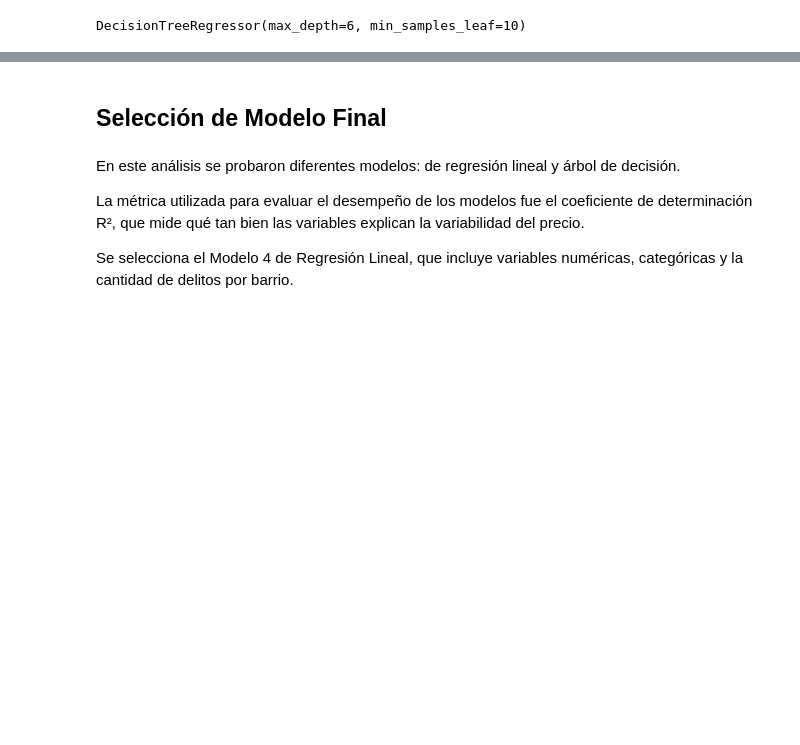
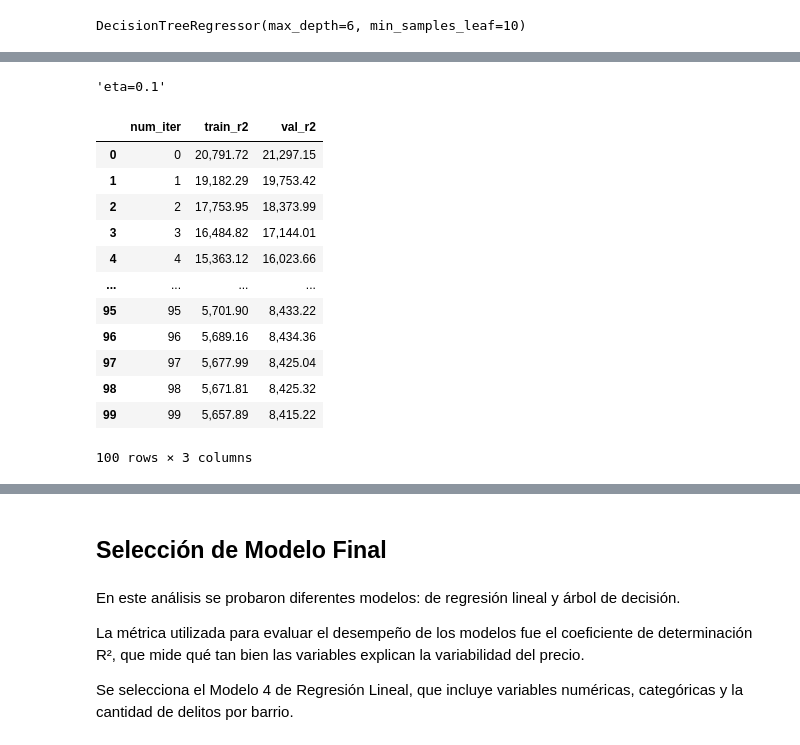
Before and after one commit to caro6852lq/MachineLearning_PredictPricesProperties, a Jupyter notebook: Notebook/notebook.ipynb, the cells around one changed output, grey strips where cells are left out. Cells and saved outputs as stored; diff of their text form; code cells hidden in the pictures; blank space fills up the shorter version.

```diff
--- a/Notebook/notebook.ipynb
+++ b/Notebook/notebook.ipynb
@@ -539,0 +786,23 @@ DecisionTreeRegressor(max_depth=6, min_samples_leaf=10)
+# %%
+key = 'eta=%s' % (xgb_params['eta'])
+scores[key] = parse_xgb_output(output)
+key
+# Output: 'eta=1.0'
+# %% [output]
+'eta=0.1'
+# %%
+scores['eta=0.1']
+# %% [output]
+|  | num_iter | train_r2 | val_r2 |
+| 0 | 0 | 20,791.72 | 21,297.15 |
+| 1 | 1 | 19,182.29 | 19,753.42 |
+| 2 | 2 | 17,753.95 | 18,373.99 |
+| 3 | 3 | 16,484.82 | 17,144.01 |
+| 4 | 4 | 15,363.12 | 16,023.66 |
+| ... | ... | ... | ... |
+| 95 | 95 | 5,701.90 | 8,433.22 |
+| 96 | 96 | 5,689.16 | 8,434.36 |
+| 97 | 97 | 5,677.99 | 8,425.04 |
+| 98 | 98 | 5,671.81 | 8,425.32 |
+| 99 | 99 | 5,657.89 | 8,415.22 |
+100 rows × 3 columns
```
Also changed, not shown: parts of 31 cells of this notebook.
